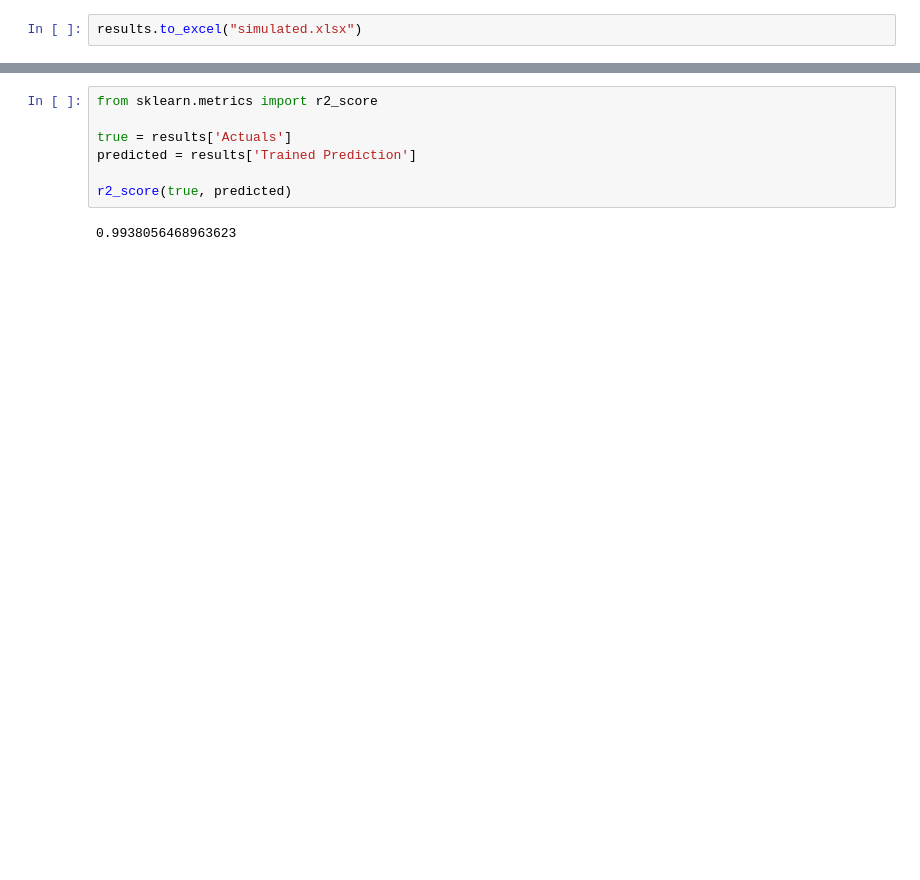
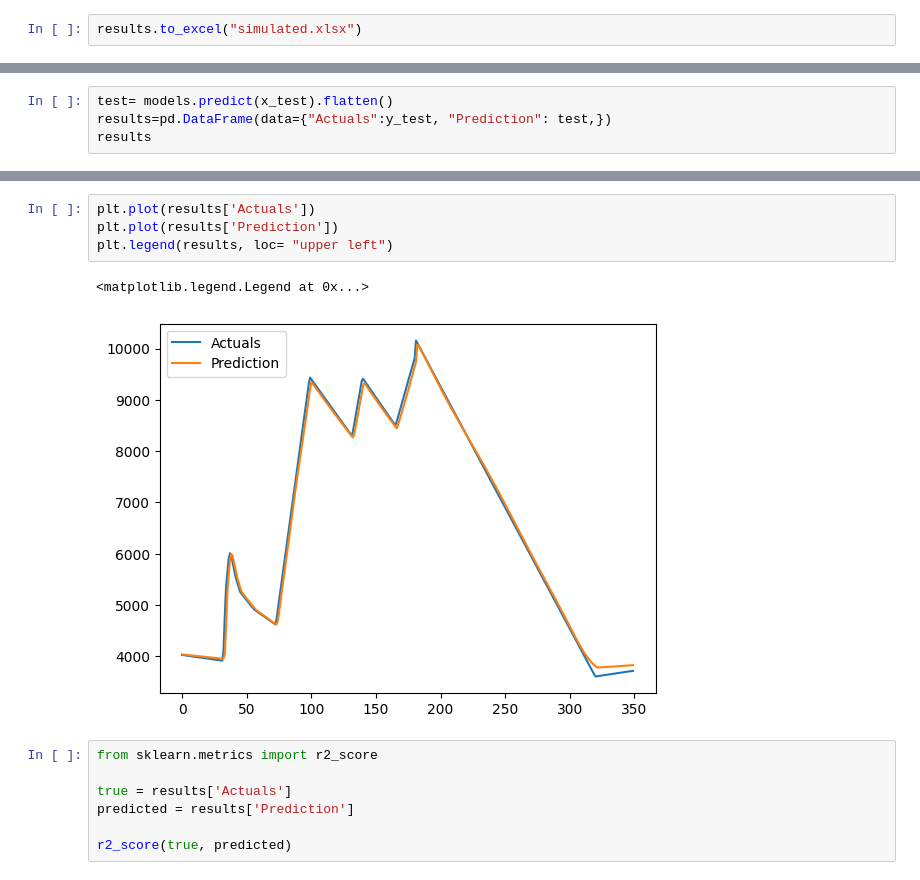
Before and after one commit to SIShanto/rainfall-model-for-flow-prediction, a Jupyter notebook: rainfall model.ipynb, the cells around one changed output, grey strips where cells are left out. Drawn from its saved outputs; the diff is of its cells as text; blank space fills up the shorter version.

```diff
--- a/rainfall model.ipynb
+++ b/rainfall model.ipynb
@@ -173,0 +200,4 @@ plt.legend(results, loc= "upper right")
+# %%
+test= models.predict(x_test).flatten()
+results=pd.DataFrame(data={"Actuals":y_test, "Prediction": test,})
+results
@@ -174,9 +219,14 @@ plt.legend(results, loc= "upper right")
+# %%
+plt.plot(results['Actuals'])
+plt.plot(results['Prediction'])
+plt.legend(results, loc= "upper left")
+# %% [output]
+<matplotlib.legend.Legend at 0x...>
+[figure, added]
 # %%
 from sklearn.metrics import r2_score
 
 true = results['Actuals']
-predicted = results['Trained Prediction']
+predicted = results['Prediction']
 
 r2_score(true, predicted)
-# %% [output]
-0.9938056468963623
```
Also changed, not shown: parts of 12 cells of this notebook.
